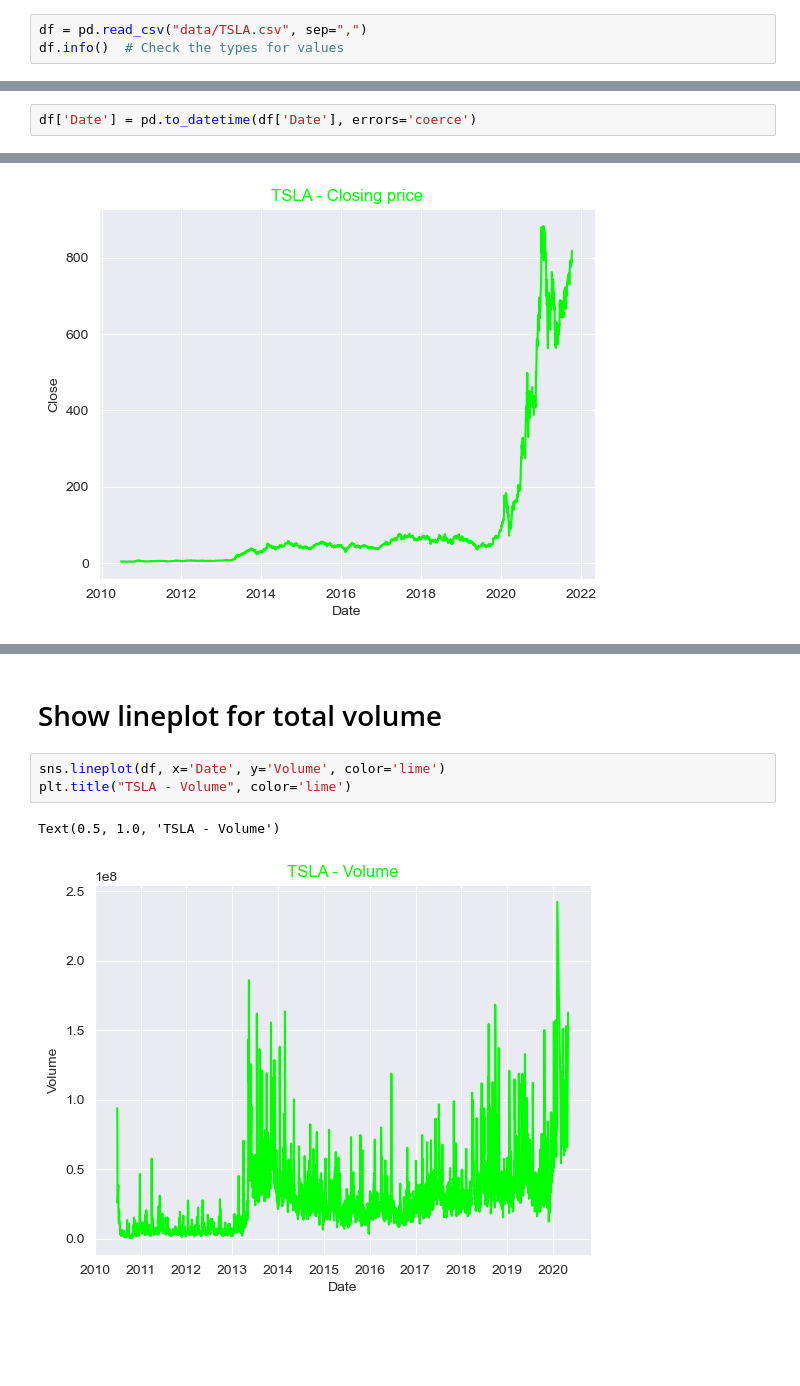
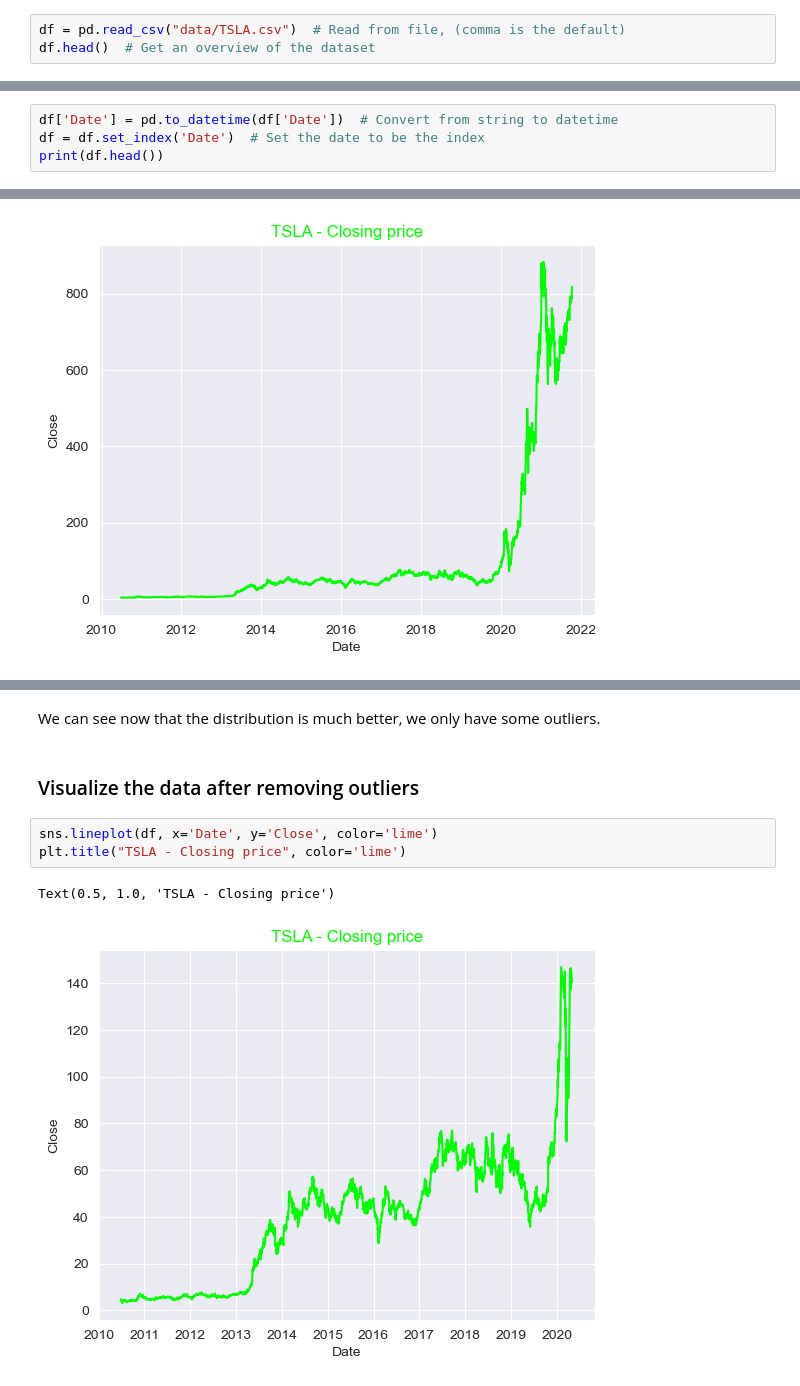
Before and after one commit to rasmusjs/DAVE3625-1-23H-Intro-To-AI-Assignment-2, a Jupyter notebook: main.ipynb, the cells around one changed output, grey strips where cells are left out. Cells and saved outputs as stored; diff of their text form; blank space fills up the shorter version.

```diff
--- a/main.ipynb
+++ b/main.ipynb
@@ -23,4 +30,4 @@ from sklearn.model_selection import train_test_split
 # %%
-df = pd.read_csv("data/TSLA.csv", sep=",")
-df.info()  # Check the types for values
+df = pd.read_csv("data/TSLA.csv")  # Read from file, (comma is the default)
+df.head()  # Get an overview of the dataset
 # %% [output]
@@ -52,4 +62,6 @@ Any null values? False
 # %% [markdown]
 ## Clean and convert the data
 # %%
-df['Date'] = pd.to_datetime(df['Date'], errors='coerce')
+df['Date'] = pd.to_datetime(df['Date'])  # Convert from string to datetime
+df = df.set_index('Date')  # Set the date to be the index
+print(df.head())
@@ -119,8 +131,10 @@ ax4 = df.plot(kind='scatter', x=x_axis, y='Close', color='y', ax=ax1)
+# %% [markdown]
+We can see now that the distribution is much better, we only have some outliers.
 # %% [markdown]
-# Show lineplot for total volume
+### Visualize the data after removing outliers
 # %%
-sns.lineplot(df, x='Date', y='Volume', color='lime')
-plt.title("TSLA - Volume", color='lime')
+sns.lineplot(df, x='Date', y='Close', color='lime')
+plt.title("TSLA - Closing price", color='lime')
 # %% [output]
-Text(0.5, 1.0, 'TSLA - Volume')
+Text(0.5, 1.0, 'TSLA - Closing price')
-[figure, old version]
+[figure, new version]
```
Also changed, not shown: parts of 34 cells of this notebook, 5 other files.
